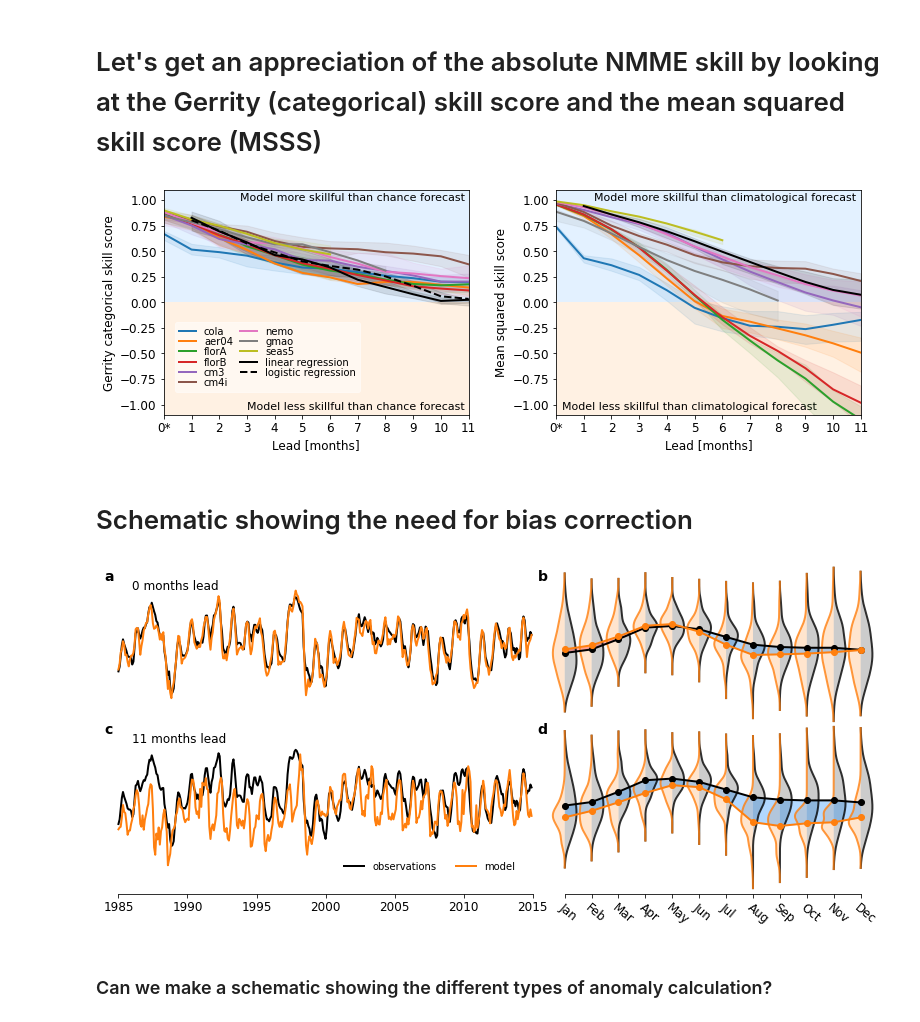
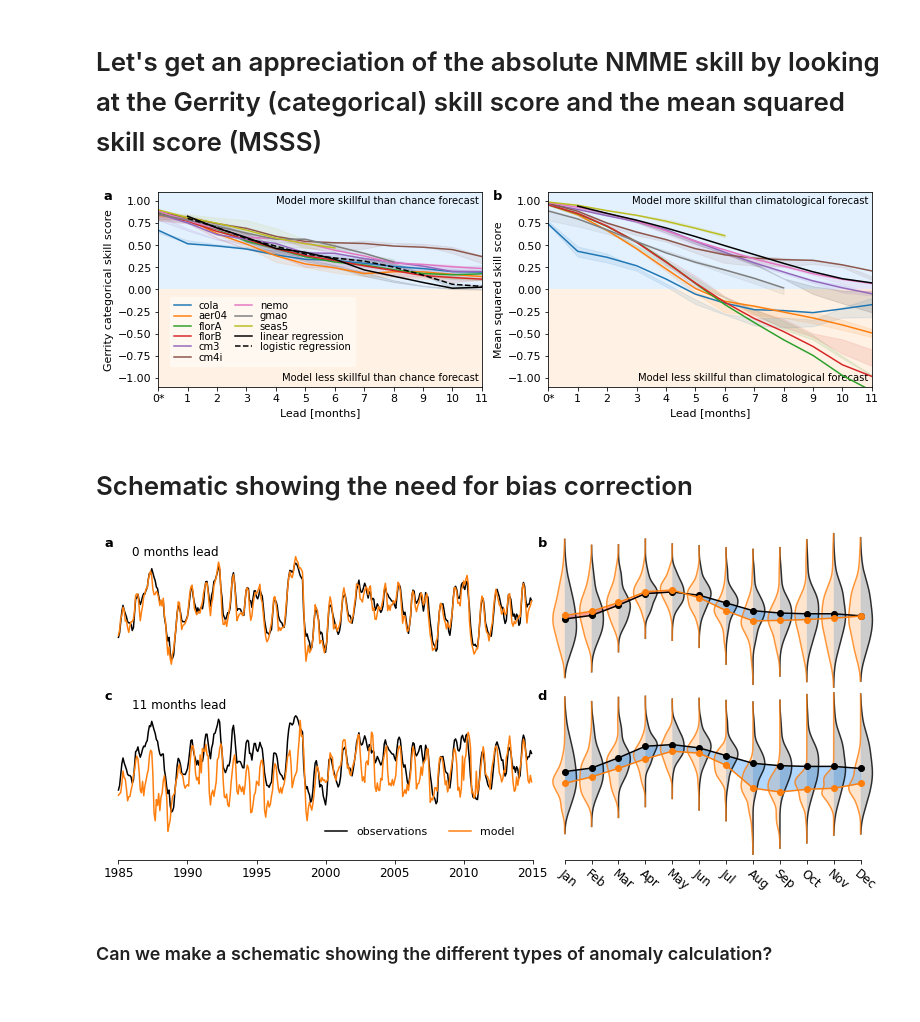
Before and after one commit to dougiesquire/paper_Risbey-Squire_ENSO, a Jupyter notebook: Risbey_Nature.ipynb, the cells around one changed output. Saved outputs shown, nothing was run; the diff lists cells and outputs as text; code cells hidden in the pictures.

```diff
--- a/Risbey_Nature.ipynb
+++ b/Risbey_Nature.ipynb
@@ -1322,6 +1322,10 @@ obs_where_elnino_decay_switched, obs_where_lanina_decay_switched = get_ENSO_onse
                                                                                             obs_where_lanina_switched.sel(lead_time=slice(0,12)))
 # %% [markdown]
 # Plot some dynamical and statistical forecasts
+# %%
+fontsize = 11
+linewidth = 1.5
+label_fontsize = 13
 # %%
 fcst_dates = test_period
 
@@ -1410,21 +1414,21 @@ with mpl.rc_context(rc=rc_params):
 # %% [markdown]
 # Let's get an appreciation of the absolute NMME skill by looking at the Gerrity (categorical) skill score and the mean squared skill score (MSSS)
 # %%
-n_bootstraps = 10
+n_bootstraps = 2
 n_random_ensembles = len(fcst_nino34[list(fcst_nino34.keys())[0]].ensemble)
 n_random_init_dates = len(fcst_nino34[list(fcst_nino34.keys())[0]].sel(init_date=test_period).init_date)
 quantiles = [0.05, 0.95]
 
-rc_params = {'figure.figsize'      : (11.1, 4.0),
+rc_params = {'figure.figsize'      : (11, 3.5),
              'axes.titlesize'      : 'medium',
-             'font.size'           : 12,
+             'font.size'           : fontsize,
              'font.family'         : 'sans serif',
              'font.serif'          : 'Helvetica',
-             'legend.fontsize'     : 10,
+             'legend.fontsize'     : fontsize-1,
              'legend.columnspacing': 0.7,
              'legend.labelspacing' : 0.03,
              'legend.handlelength' : 1.7,
-             'lines.linewidth'     : 2.0}
+             'lines.linewidth'     : linewidth}
 
 with mpl.rc_context(rc=rc_params):
 
@@ -1526,10 +1530,16 @@ with mpl.rc_context(rc=rc_params):
                      facecolor=upper_color, linewidth=0.0, zorder=0)
     ax0.fill_between((xmin, xmax), (ymin, ymin), (0, 0),
                      facecolor=lower_color, linewidth=0.0, zorder=0)
-    ax0.text(2.75,0.99,'Model more skillful than chance forecast', fontsize=11)
-    ax0.text(3.00,-1.05,'Model less skillful than chance forecast', fontsize=11)
+#     ax0.text(2.75,0.99,'Model more skillful than chance forecast', fontsize=fontsize-1)
+#     ax0.text(3.00,-1.05,'Model less skillful than chance forecast', fontsize=fontsize-1)
+    ax0.text(0.99, 0.98, 'Model more skillful than chance forecast',
+                transform=ax0.transAxes, fontsize=fontsize-1, zorder=0, ha='right', va='top')
+    ax0.text(0.99, 0.02, 'Model less skillful than chance forecast',
+            transform=ax0.transAxes, fontsize=fontsize-1, zorder=0, ha='right', va='bottom')
     ax0.set_xticks(np.arange(0,12))
     ax0.set_xticklabels(['0*'] + np.arange(1,12).tolist())
+
+    ax0.text(-0.17,0.96,'a',fontsize=label_fontsize,weight="bold",transform=ax0.transAxes)
 
     # MSSS ======================================================================
     # Climatological forecast -----
@@ -1581,49 +1591,55 @@ with mpl.rc_context(rc=rc_params):
             MSSS = get_MSS_score(fcst.mean('ensemble'), obs, reference_MSE, 'init_date')
 
             ax1.fill_between(MSSS_bootstrapped. lead_time,
                              MSSS_bootstrapped.quantile(q=quantiles[0], dim='k'),
                              MSSS_bootstrapped.quantile(q=quantiles[1], dim='k'),
                              color=colors[col_n],
                              alpha=0.1, label='__nolegend', zorder=1)
             #ax1.plot(MSSS.lead_time, MSSS, label='__nolegend', linewidth=3, color='w', zorder=2)
             ax1.plot(MSSS.lead_time, MSSS, label=model_name, color=colors[col_n], zorder=2)
             col_n+=1
 
     ax1.set_xlim(0,11)
     ax1.set_xticks(np.arange(0,12))
     ax1.set_ylim(-1.1,1.1)
     ax1.set_ylabel('Mean squared skill score')
     ax1.set_xlabel('Lead [months]')
     ax1.set_xticks(np.arange(0,12))
     ax1.set_xticklabels(['0*'] + np.arange(1,12).tolist())
 
     # Shade regions ------
     ymin, ymax = ax1.get_ylim()
     xmin, xmax = ax1.get_xlim()
     ax1.fill_between((xmin, xmax), (0, 0), (ymax, ymax),
                      facecolor=upper_color, linewidth=0.0, zorder=0)
     ax1.fill_between((xmin, xmax), (ymin, ymin), (0, 0),
                      facecolor=lower_color, linewidth=0.0, zorder=0)
-    ax1.text(1.37,0.99,'Model more skillful than climatological forecast', fontsize=11, zorder=0)
-    ax1.text(0.2,-1.05,'Model less skillful than climatological forecast', fontsize=11, zorder=0)
+#     ax1.text(1.37,0.99,'Model more skillful than climatological forecast', fontsize=fontsize-1, zorder=0)
+#     ax1.text(0.2,-1.05,'Model less skillful than climatological forecast', fontsize=fontsize-1, zorder=0)
+    ax1.text(0.99, 0.98, 'Model more skillful than climatological forecast',
+                transform=ax1.transAxes, fontsize=fontsize-1, zorder=0, ha='right', va='top')
+    ax1.text(0.99, 0.02, 'Model less skillful than climatological forecast',
+            transform=ax1.transAxes, fontsize=fontsize-1, zorder=0, ha='right', va='bottom')
+
+    ax1.text(-0.17,0.96,'b',fontsize=label_fontsize,weight="bold",transform=ax1.transAxes)
 
     fig.tight_layout()
     # plt.savefig(saveloc + 'nino34_Gerrity_and_MSSS.eps', format='eps', bbox_inches='tight')
-    # plt.savefig(saveloc + 'nino34_Gerrity_and_MSSS.pdf', format='pdf', bbox_inches='tight')
+    plt.savefig(saveloc + 'nino34_Gerrity_and_MSSS.pdf', format='pdf', bbox_inches='tight')
 # %% [output]
-[figure, old version]
+[figure, new version]
 # %% [markdown]
 # Schematic showing the need for bias correction
 # %%
 rc_params = {'figure.figsize'      : (13.3, 6),
              'axes.titlesize'      : 'medium',
-             'font.size'           : 12,
+             'font.size'           : fontsize,
              'font.family'         : 'sans serif',
              'font.serif'          : 'Helvetica',
-             'legend.fontsize'     : 10,
+             'legend.fontsize'     : fontsize-1,
              'legend.handlelength' : 2,
              'legend.labelspacing' : 0.25,
-             'lines.linewidth'     : 2.0}
+             'lines.linewidth'     : linewidth}
 
 model = 'aer04'
 obs = obs_nino34['full'].sel(init_date=full_period)
@@ -1669,13 +1685,13 @@ with mpl.rc_context(rc=rc_params):
         obs_kde = stats.gaussian_kde(obs_data.values)
         x = obs_kde(y) / max(obs_kde(y))
         f = plt.fill_betweenx(y=y, x1=month+stretch*x, x2=month, facecolor='k', alpha=0.2)
-        l = ax2.plot(month+stretch*x, y, linestyle='-', color='k', linewidth=2, alpha=0.8)
+        l = ax2.plot(month+stretch*x, y, linestyle='-', color='k', linewidth=linewidth, alpha=0.8)
         f.set_clip_on(False)
         l[0].set_clip_on(False)
         hcst_kde = stats.gaussian_kde(hcst_data.values)
         x = hcst_kde(y) / max(hcst_kde(y))
         f = plt.fill_betweenx(y=y, x1=month-stretch*x, x2=month, facecolor=model_color, alpha=0.2)
-        l = ax2.plot(month-stretch*x, y, linestyle='-', color=model_color, linewidth=2, alpha=0.8)
+        l = ax2.plot(month-stretch*x, y, linestyle='-', color=model_color, linewidth=linewidth, alpha=0.8)
         f.set_clip_on(False)
         l[0].set_clip_on(False)
 
@@ -1725,13 +1741,13 @@ with mpl.rc_context(rc=rc_params):
         obs_kde = stats.gaussian_kde(obs_data.values)
         x = obs_kde(y) / max(obs_kde(y))
         f = plt.fill_betweenx(y=y, x1=month+stretch*x, x2=month, facecolor='k', alpha=0.2)
-        l = ax2.plot(month+stretch*x, y, linestyle='-', color='k', linewidth=2, alpha=0.8)
+        l = ax2.plot(month+stretch*x, y, linestyle='-', color='k', linewidth=linewidth, alpha=0.8)
         f.set_clip_on(False)
         l[0].set_clip_on(False)
         hcst_kde = stats.gaussian_kde(hcst_data.values)
         x = hcst_kde(y) / max(hcst_kde(y))
         f = plt.fill_betweenx(y=y, x1=month-stretch*x, x2=month, facecolor=model_color, alpha=0.2)
-        l = ax2.plot(month-stretch*x, y, linestyle='-', color=model_color, linewidth=2, alpha=0.8)
+        l = ax2.plot(month-stretch*x, y, linestyle='-', color=model_color, linewidth=linewidth, alpha=0.8)
         f.set_clip_on(False)
         l[0].set_clip_on(False)
 
@@ -1790,14 +1806,14 @@ with mpl.rc_context(rc=rc_params):
     ax2.set_xlim(1,12)
 
     # Add figure labels
-    ax1.text(np.datetime64(plot_start)-1,30.2,'a',fontsize=14,weight="bold")
-    ax1.text(np.datetime64(plot_start)-1,30.2-shift,'c',fontsize=14,weight="bold")
-    ax2.text(0,30.2,'b',fontsize=14,weight="bold")
-    ax2.text(0,30.2-shift,'d',fontsize=14,weight="bold")
+    ax1.text(np.datetime64(plot_start)-1,30.2,'a',fontsize=label_fontsize,weight="bold")
+    ax1.text(np.datetime64(plot_start)-1,30.2-shift,'c',fontsize=label_fontsize,weight="bold")
+    ax2.text(0,30.2,'b',fontsize=label_fontsize,weight="bold")
+    ax2.text(0,30.2-shift,'d',fontsize=label_fontsize,weight="bold")
 
     plt.savefig(saveloc + 'bias_schematic_aer04.pdf', format='pdf', bbox_inches='tight')
 # %% [output]
-[figure, old version]
+[figure, new version]
 # %% [markdown]
 ### Can we make a schematic showing the different types of anomaly calculation?
 # %%
```
Also changed, not shown: parts of 17 cells of this notebook.
